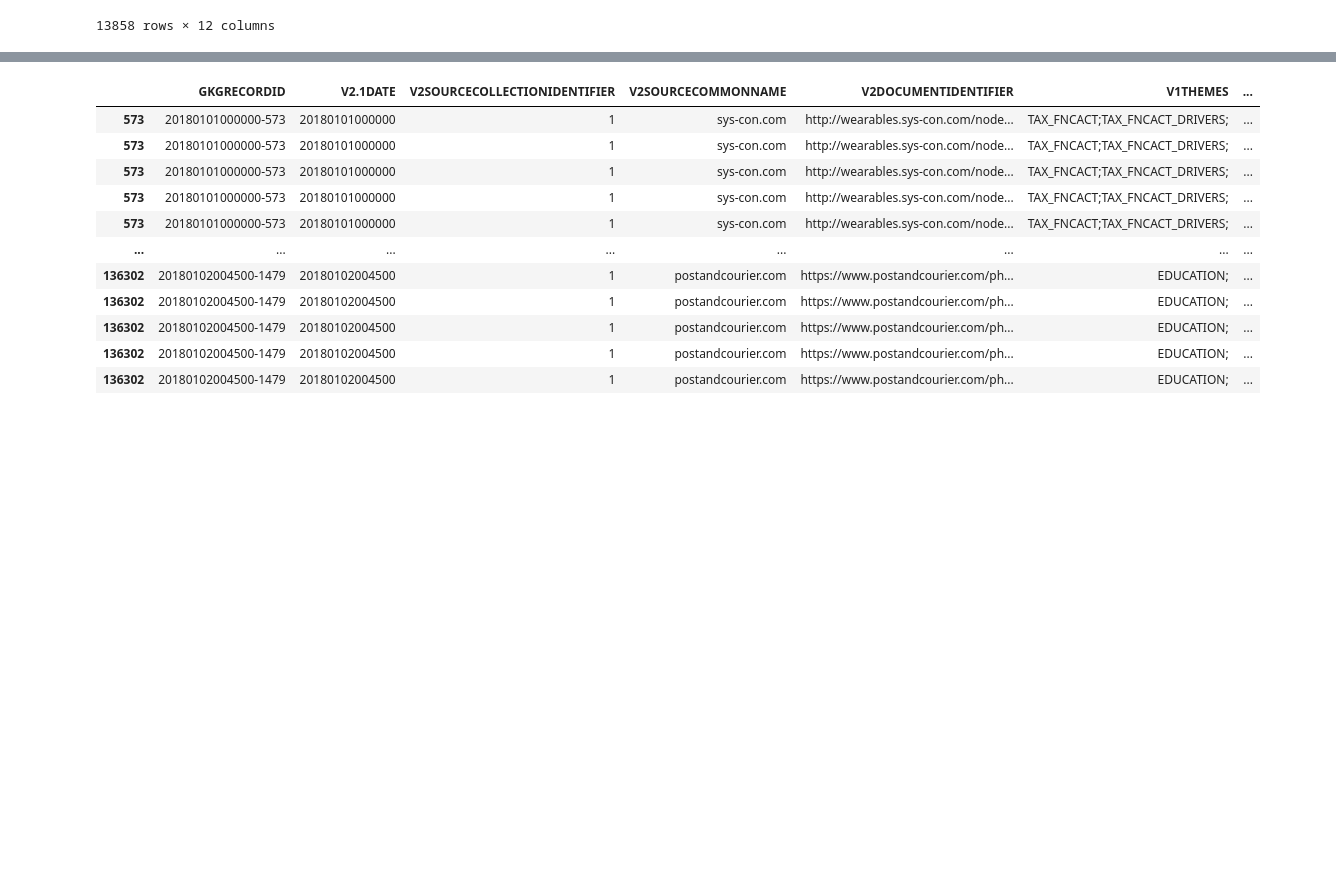
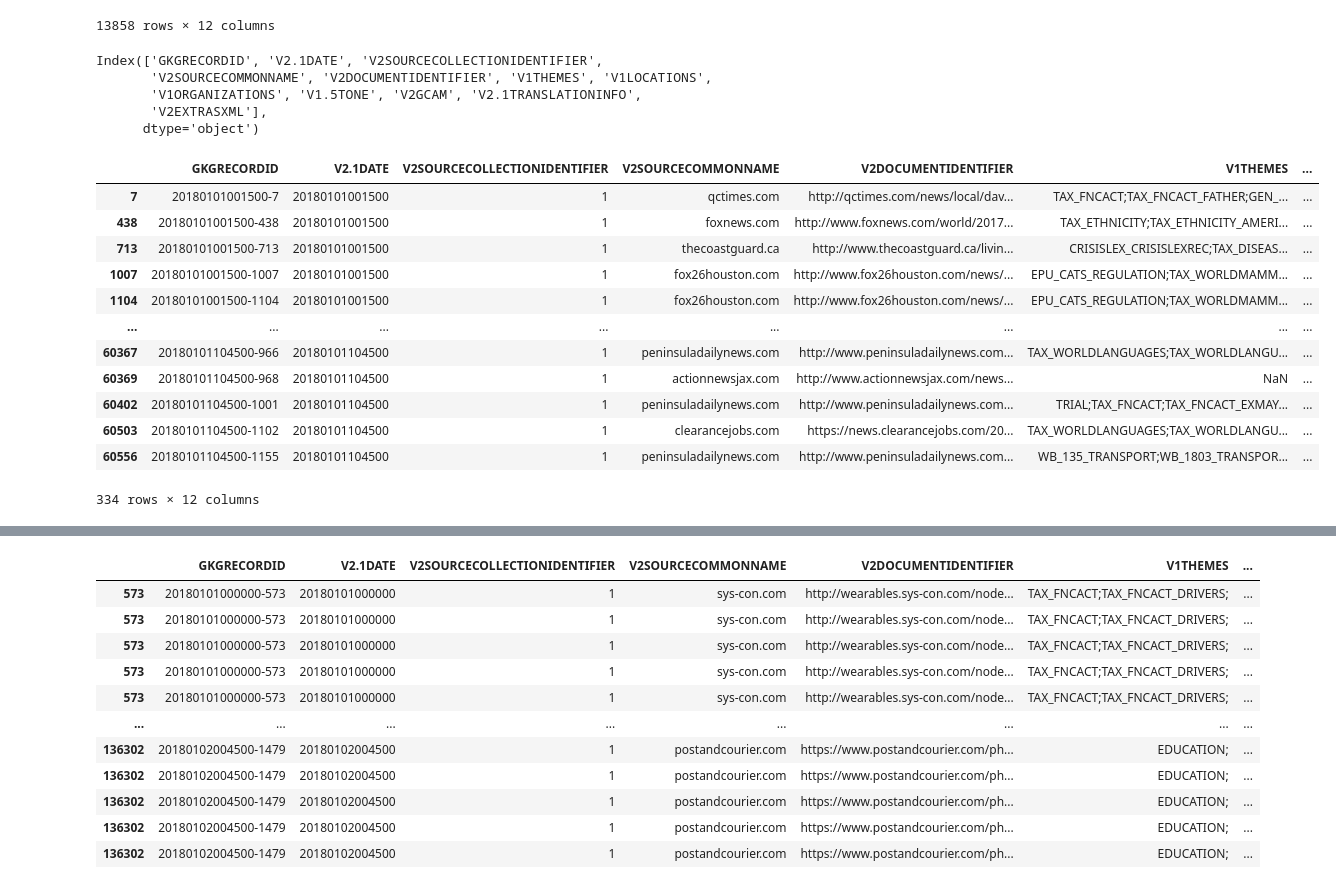
Before and after one commit to svanomm/sentiment-volume-forecasting, a Jupyter notebook: Scripts/03 Download and Process GDELT Data.ipynb, the cells around one changed output, grey strips where cells are left out. Cells and saved outputs as stored; diff of their text form; code cells hidden in the pictures; blank space fills up the shorter version.

```diff
--- a/Scripts/03 Download and Process GDELT Data.ipynb
+++ b/Scripts/03 Download and Process GDELT Data.ipynb
@@ -186,6 +186,8 @@ def download_chunk_parallel(chunk, max_workers=10):
                 print(f"Error in thread execution: {str(e)}")
                 break
 
+            time.sleep(0.3)
+
     if df_list:
         return pd.concat(df_list, ignore_index=True)
     else:
@@ -209,6 +211,70 @@ df
 | 13856 | 20180101021500-1306 | 20180101021500 | 1 | waateanews.com | https://www.waateanews.com/waatea... | EDUCATION;ELECTION; | ... |
 | 13857 | 20180101021500-1307 | 20180101021500 | 1 | onlinenigeria.com | https://news2.onlinenigeria.com/n... | TAX_FNCACT;TAX_FNCACT_BABY;TAX_FN... | ... |
 13858 rows × 12 columns
+# %%
+df.columns
+# %% [output]
+Index(['GKGRECORDID', 'V2.1DATE', 'V2SOURCECOLLECTIONIDENTIFIER',
+       'V2SOURCECOMMONNAME', 'V2DOCUMENTIDENTIFIER', 'V1THEMES', 'V1LOCATIONS',
+       'V1ORGANIZATIONS', 'V1.5TONE', 'V2GCAM', 'V2.1TRANSLATIONINFO',
+       'V2EXTRASXML'],
+      dtype='object')
+# %%
+def first_pass_clean(df):
+    # Limit to include United States
+    df = df[df['V1LOCATIONS'].str.contains('united states', case=False, na=False)]
+
+    # Limit to include airlines
+    df = df[df['V1ORGANIZATIONS'].str.contains(
+        "airplane|airline|airport|Alaska Airlines|American Airlines|Delta Air Lines|Frontier Airlines|Hawaiian Airlines|JetBlue|Southwest Airlines|Spirit Airlines|Sun Country Airlines|United Airlines|Allegiant Air"
+        , case=False, na=False, regex=True)]
+
+    # Drop if missing fields
+    df = df.dropna(
+        subset=['GKGRECORDID', 'V2.1DATE', 'V2SOURCECOLLECTIONIDENTIFIER',
+       'V2DOCUMENTIDENTIFIER', 'V1LOCATIONS',
+       'V1ORGANIZATIONS', 'V1.5TONE', 'V2GCAM']
+        )
+
+    # reset the index
+    df = df.reset_index(drop=True)
+
+    return(df)
+# %%
+# try downloading, cleaning, and saving the first chunk
+start = datetime.datetime(2018, 1, 1, 0, 0, 0)
+end = datetime.datetime(2025, 5, 1, 0, 0, 0)
+urls = generate_url_list(start, end, 15)
+
+# Randomly shuffle the urls
+import random
+random.shuffle(urls)
+
+chunked_datetime_strings = chunk_datetime_strings(urls, 50)
+chunk = chunked_datetime_strings[0]
+
+df = download_chunk_parallel(chunk, max_workers=10)
+df = first_pass_clean(df)
+
+timestamp = datetime.datetime.now().strftime("%Y%m%d_%H%M%S")
+output_file = f"../data/processed/gdelt_cleaned_{timestamp}.csv"
+df.to_csv(output_file, index=False)
+# %%
+df
+# %% [output]
+|  | GKGRECORDID | V2.1DATE | V2SOURCECOLLECTIONIDENTIFIER | V2SOURCECOMMONNAME | V2DOCUMENTIDENTIFIER | V1THEMES | ... |
+| 7 | 20180101001500-7 | 20180101001500 | 1 | qctimes.com | http://qctimes.com/news/local/dav... | TAX_FNCACT;TAX_FNCACT_FATHER;GEN_... | ... |
+| 438 | 20180101001500-438 | 20180101001500 | 1 | foxnews.com | http://www.foxnews.com/world/2017... | TAX_ETHNICITY;TAX_ETHNICITY_AMERI... | ... |
+| 713 | 20180101001500-713 | 20180101001500 | 1 | thecoastguard.ca | http://www.thecoastguard.ca/livin... | CRISISLEX_CRISISLEXREC;TAX_DISEAS... | ... |
+| 1007 | 20180101001500-1007 | 20180101001500 | 1 | fox26houston.com | http://www.fox26houston.com/news/... | EPU_CATS_REGULATION;TAX_WORLDMAMM... | ... |
+| 1104 | 20180101001500-1104 | 20180101001500 | 1 | fox26houston.com | http://www.fox26houston.com/news/... | EPU_CATS_REGULATION;TAX_WORLDMAMM... | ... |
+| ... | ... | ... | ... | ... | ... | ... | ... |
+| 60367 | 20180101104500-966 | 20180101104500 | 1 | peninsuladailynews.com | http://www.peninsuladailynews.com... | TAX_WORLDLANGUAGES;TAX_WORLDLANGU... | ... |
+| 60369 | 20180101104500-968 | 20180101104500 | 1 | actionnewsjax.com | http://www.actionnewsjax.com/news... | NaN | ... |
+| 60402 | 20180101104500-1001 | 20180101104500 | 1 | peninsuladailynews.com | http://www.peninsuladailynews.com... | TRIAL;TAX_FNCACT;TAX_FNCACT_EXMAY... | ... |
+| 60503 | 20180101104500-1102 | 20180101104500 | 1 | clearancejobs.com | https://news.clearancejobs.com/20... | TAX_WORLDLANGUAGES;TAX_WORLDLANGU... | ... |
+| 60556 | 20180101104500-1155 | 20180101104500 | 1 | peninsuladailynews.com | http://www.peninsuladailynews.com... | WB_135_TRANSPORT;WB_1803_TRANSPOR... | ... |
+334 rows × 12 columns
 # %%
 df2=df.copy()
 
```
Also changed, not shown: 1 other file.
